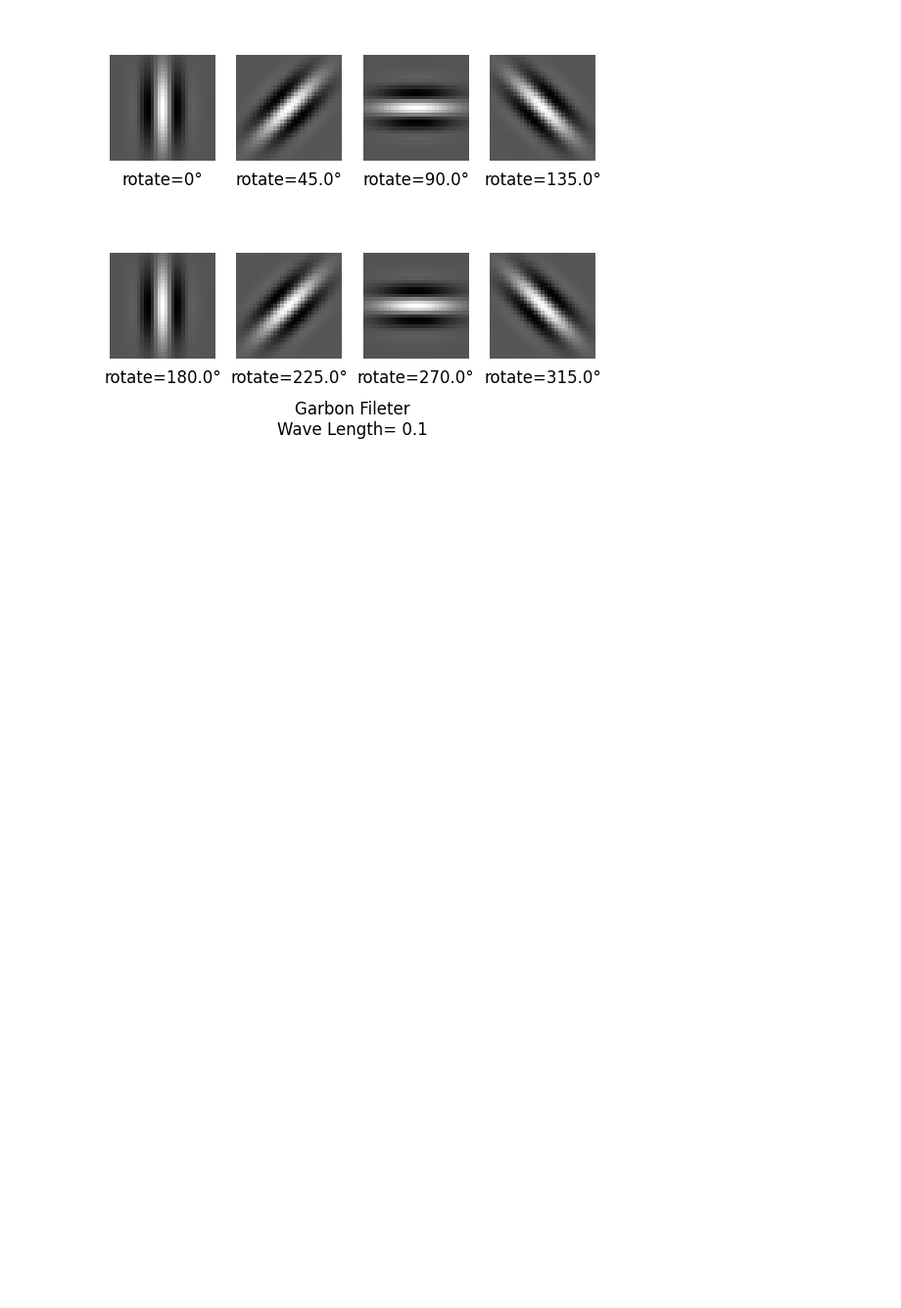
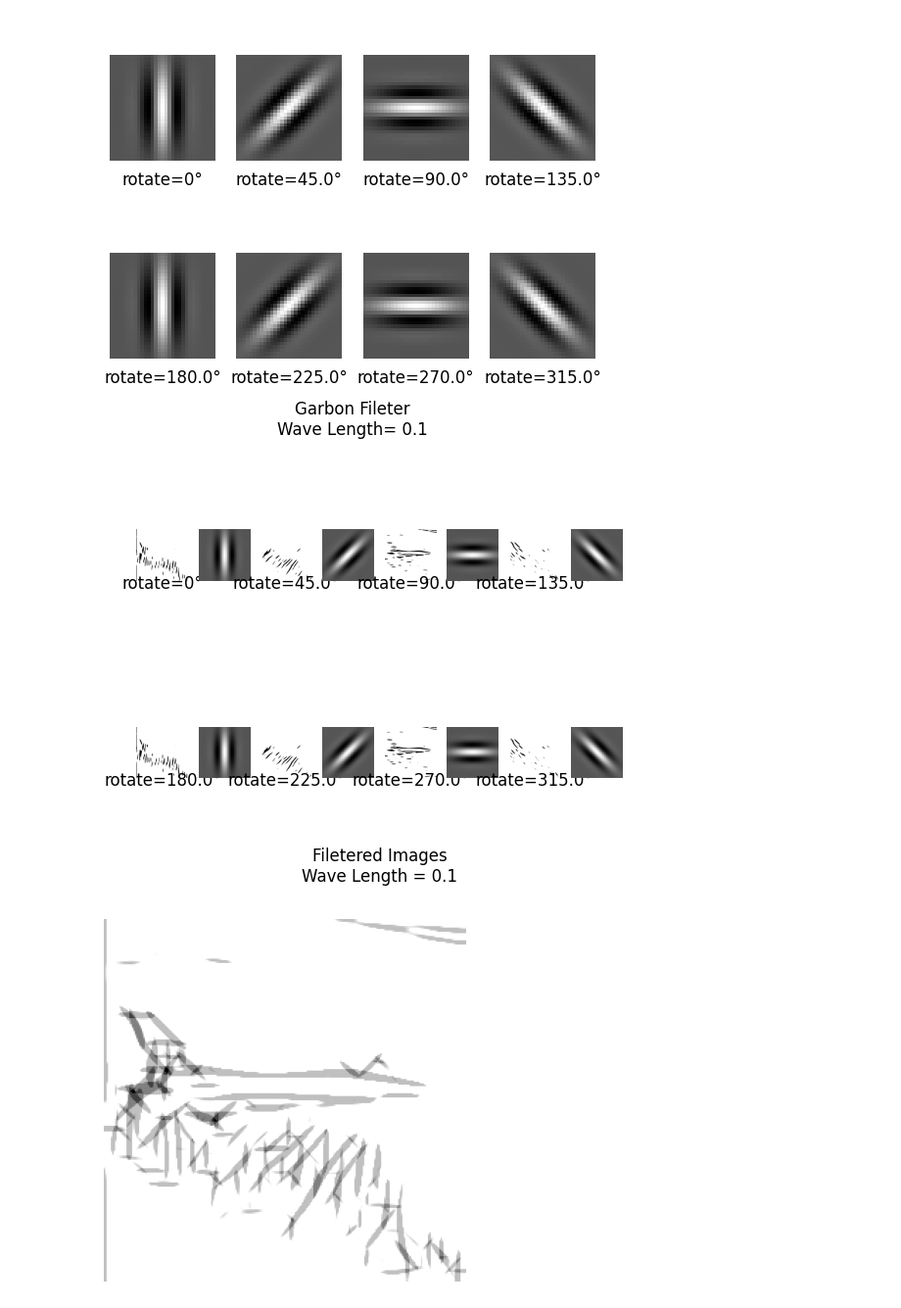
Before and after one commit to RedPanda1618/digitalImage-ch10, a Jupyter notebook: gabor-filter.ipynb, the cells around one changed output. Shown: that part at 98% size. Cells and saved outputs as stored; diff of their text form; code cells hidden in the pictures; blank space fills up the shorter version.

Commit message:
fix degree and add sum fileter

```diff
--- a/gabor-filter.ipynb
+++ b/gabor-filter.ipynb
@@ -15,6 +15,7 @@ import matplotlib.pyplot as plt
 # %%
 img = cv2.imread("SIDBA/Airplane.bmp")
 pylab.imshow(cv2.cvtColor(img, cv2.COLOR_BGR2RGB)) and pylab.show()
+img_gray = cv2.cvtColor(img, cv2.COLOR_BGR2GRAY)
 
 ksize = (30, 30)
 sigma = 4.0
@@ -82,3 +82,36 @@ plt.savefig(title.replace("\n", "").replace(" ", "") + ".jpg")
 plt.show()
 # %% [output]
 [figure]
+# %%
+lambd = 5*2
+title = "Filetered Images\nWave Length = " + str(1/lambd)
+
+fig = plt.figure()
+plt.title(title, y = -0.15)
+plt.axis("off")
+filter_sum = np.zeros(img_gray.shape)
+deg = 0
+for i in range(8):
+    ax = fig.add_subplot(2, 8, 2*i+1)
+    ax.axis("off")
+    ax.set_title("rotate=" + str(deg) + "°", y=-0.3)
+    theta = np.radians(deg)
+    gabor = cv2.getGaborKernel(ksize, sigma, theta, lambd, gamma, psi)
+    dst = cv2.filter2D(img_gray, -1, gabor)
+    filter_sum += dst
+    plt.imshow(dst, cmap="gray")
+
+
+    ax = fig.add_subplot(2, 8, 2*i+2)
+    ax.axis("off")
+    plt.imshow(gabor, cmap="gray")
+    deg += 360/8
+plt.savefig(title.replace("\n", "").replace(" ", "") + ".jpg")
+plt.show()
+plt.imshow(filter_sum, cmap="gray")
+plt.axis("off")
+plt.savefig("FileteredSumWaveLength=" + str(1/lambd) + ".png")
+plt.show()
+# %% [output]
+[figure, added]
+[figure, added]
```
Also changed, not shown: parts of 1 cell of this notebook, 4 other files.
